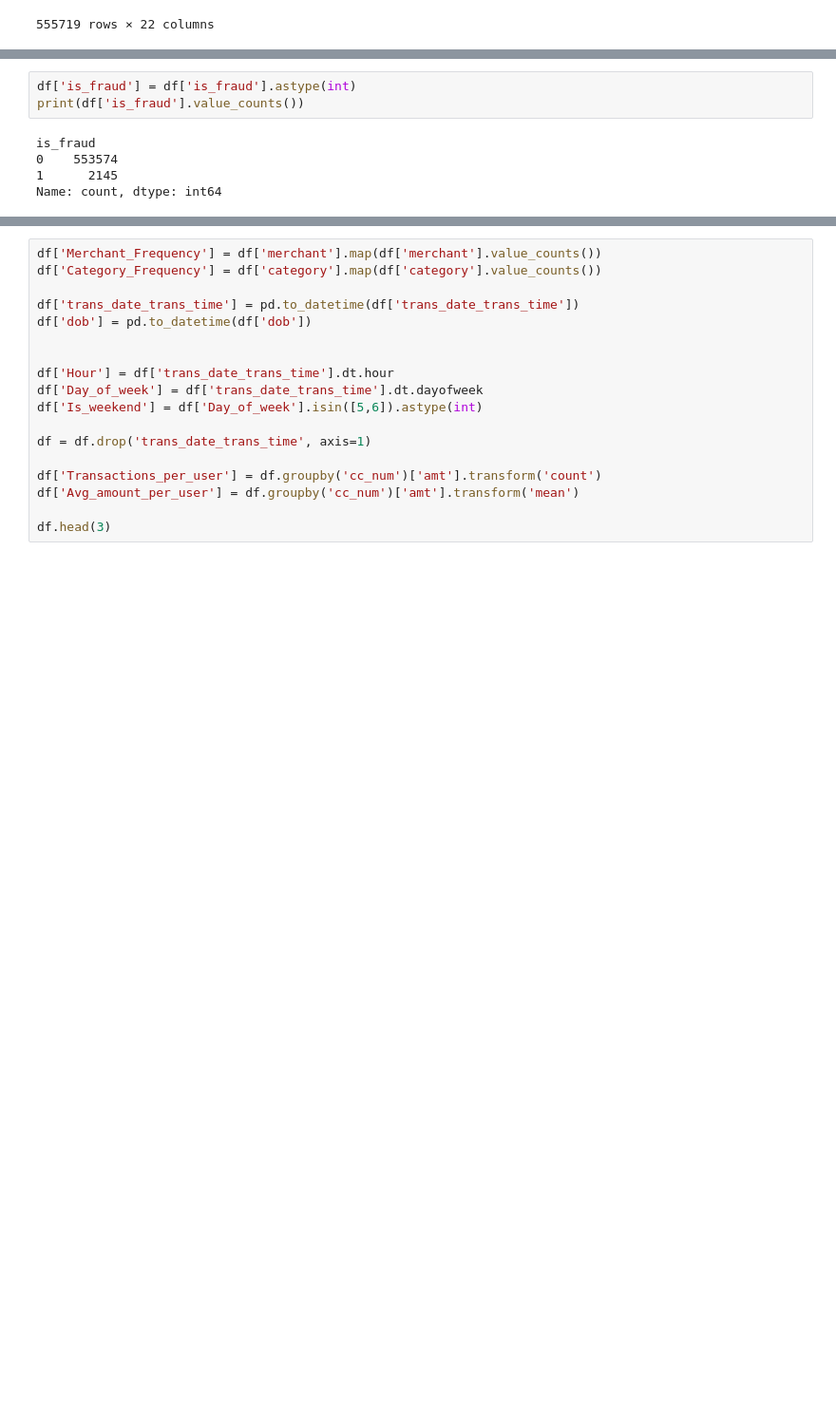
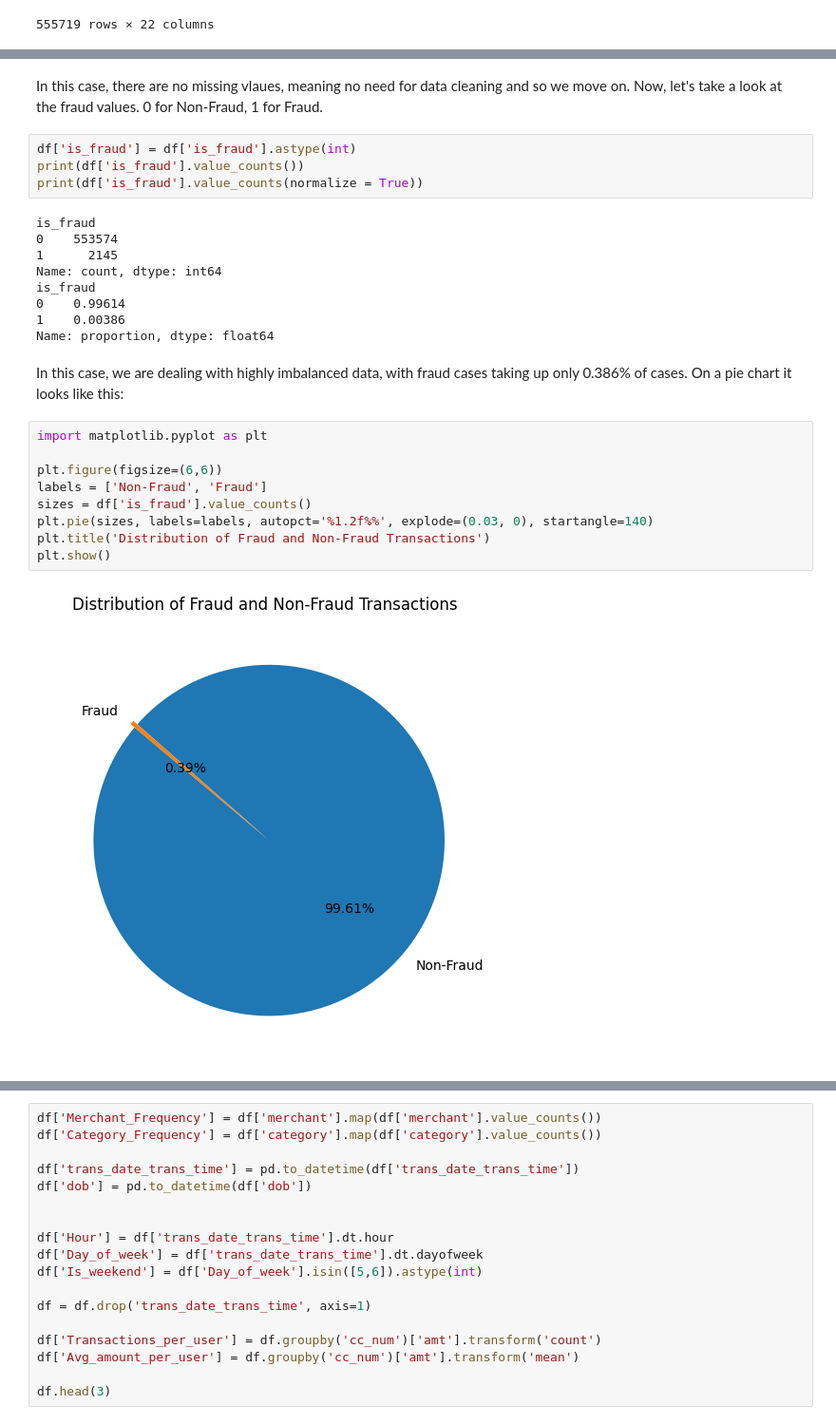
Before and after one commit to Oli-George/Machine-Learning, a Jupyter notebook: main.ipynb, the cells around one changed output, grey strips where cells are left out. Shown at 95% size. Cells and saved outputs as stored; diff of their text form; blank space fills up the shorter version.

```diff
--- a/main.ipynb
+++ b/main.ipynb
@@ -51,8 +60,28 @@ max        66.679297     -66.952026       1.000000
+# %% [markdown]
+In this case, there are no missing vlaues, meaning no need for data cleaning and so we move on. Now, let's take a look at the fraud values. 0 for Non-Fraud, 1 for Fraud.
 # %%
 df['is_fraud'] = df['is_fraud'].astype(int)
 print(df['is_fraud'].value_counts())
+print(df['is_fraud'].value_counts(normalize = True))
 # %% [output]
 is_fraud
 0    553574
 1      2145
 Name: count, dtype: int64
+is_fraud
+0    0.99614
+1    0.00386
+Name: proportion, dtype: float64
+# %% [markdown]
+In this case, we are dealing with highly imbalanced data, with fraud cases taking up only 0.386% of cases. On a pie chart it looks like this:
+# %%
+import matplotlib.pyplot as plt
+
+plt.figure(figsize=(6,6))
+labels = ['Non-Fraud', 'Fraud']
+sizes = df['is_fraud'].value_counts()
+plt.pie(sizes, labels=labels, autopct='%1.2f%%', explode=(0.03, 0), startangle=140)
+plt.title('Distribution of Fraud and Non-Fraud Transactions')
+plt.show()
+# %% [output]
+[figure, added]
```
Also changed, not shown: parts of 18 cells of this notebook.
